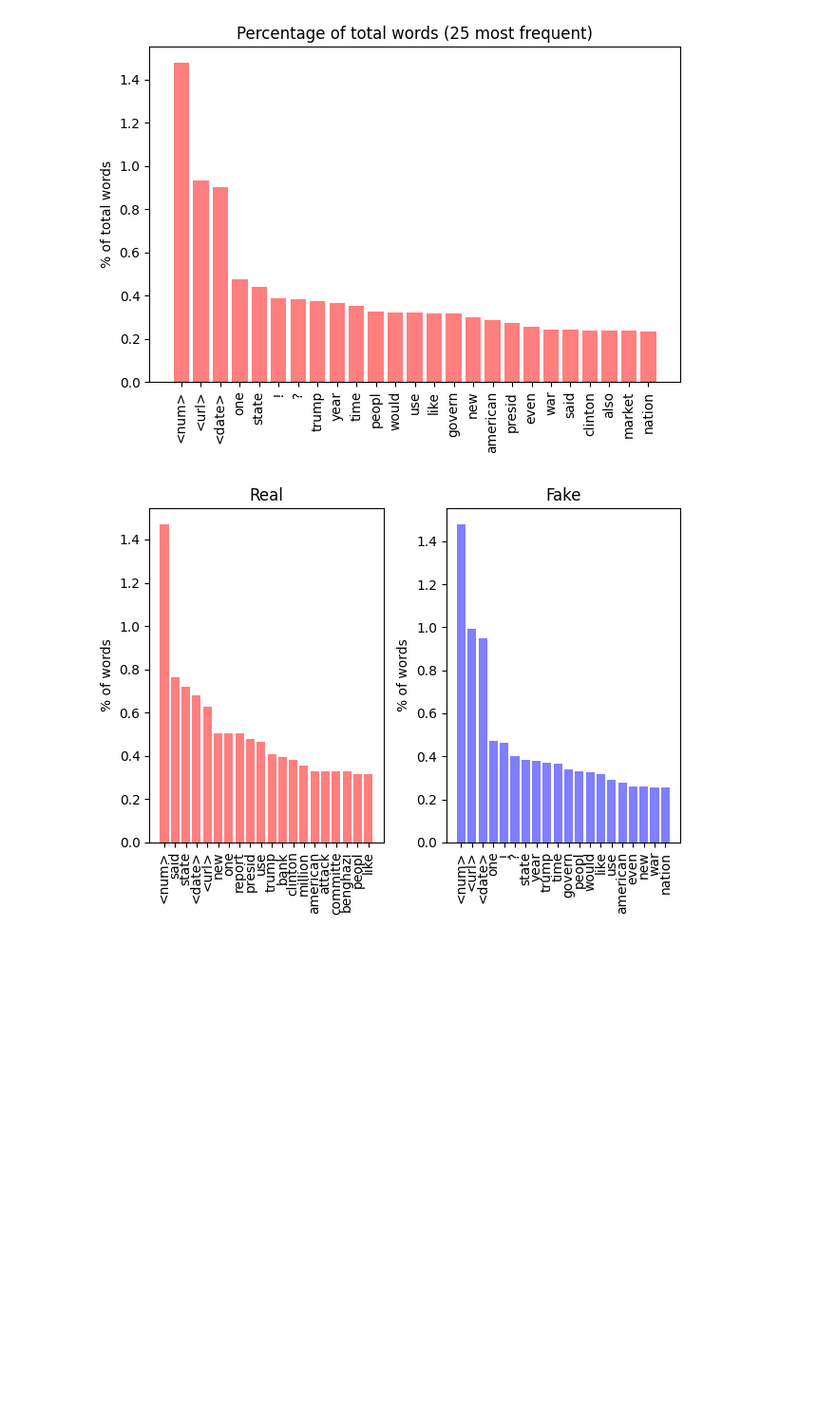
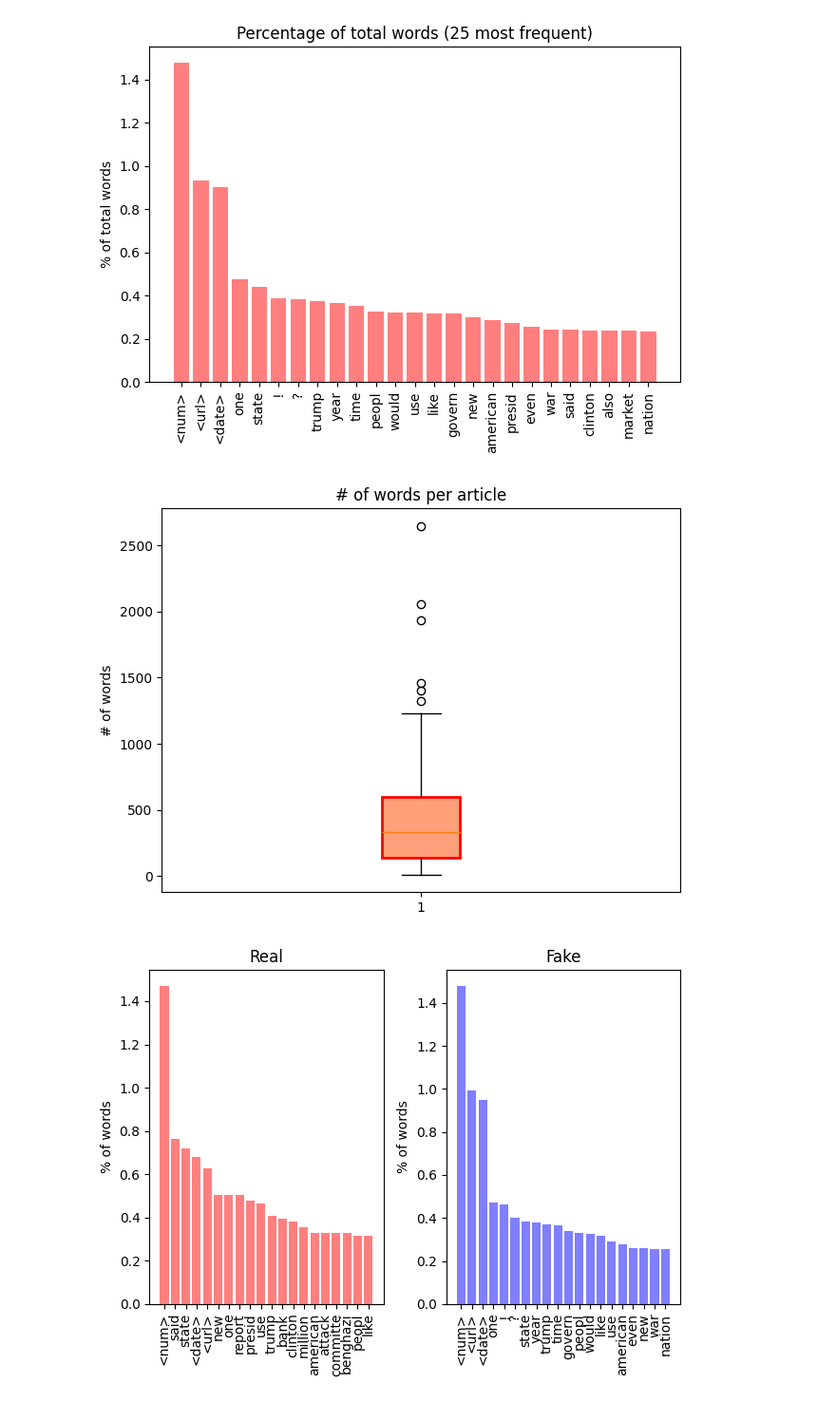
Before and after one commit to henrikdchristensen/DIKU-DS-Exam-FakeNewsDetection, a Jupyter notebook: src/bookhc.ipynb, the cells around one changed output. Shown at 95% size. Saved outputs shown, nothing was run; the diff lists cells and outputs as text; code cells hidden in the pictures; blank space fills up the shorter version.

```diff
--- a/src/bookhc.ipynb
+++ b/src/bookhc.ipynb
@@ -65,3 +37,7 @@ Stat.plot_frequency(column='content', nwords=25, percentage=True)
 # %% [output]
 [figure]
+# %%
+Stat.boxplot_word_frequency()
+# %% [output]
+[figure, added]
 # %%
```
Also changed, not shown: parts of 10 cells of this notebook, 1 other file.
